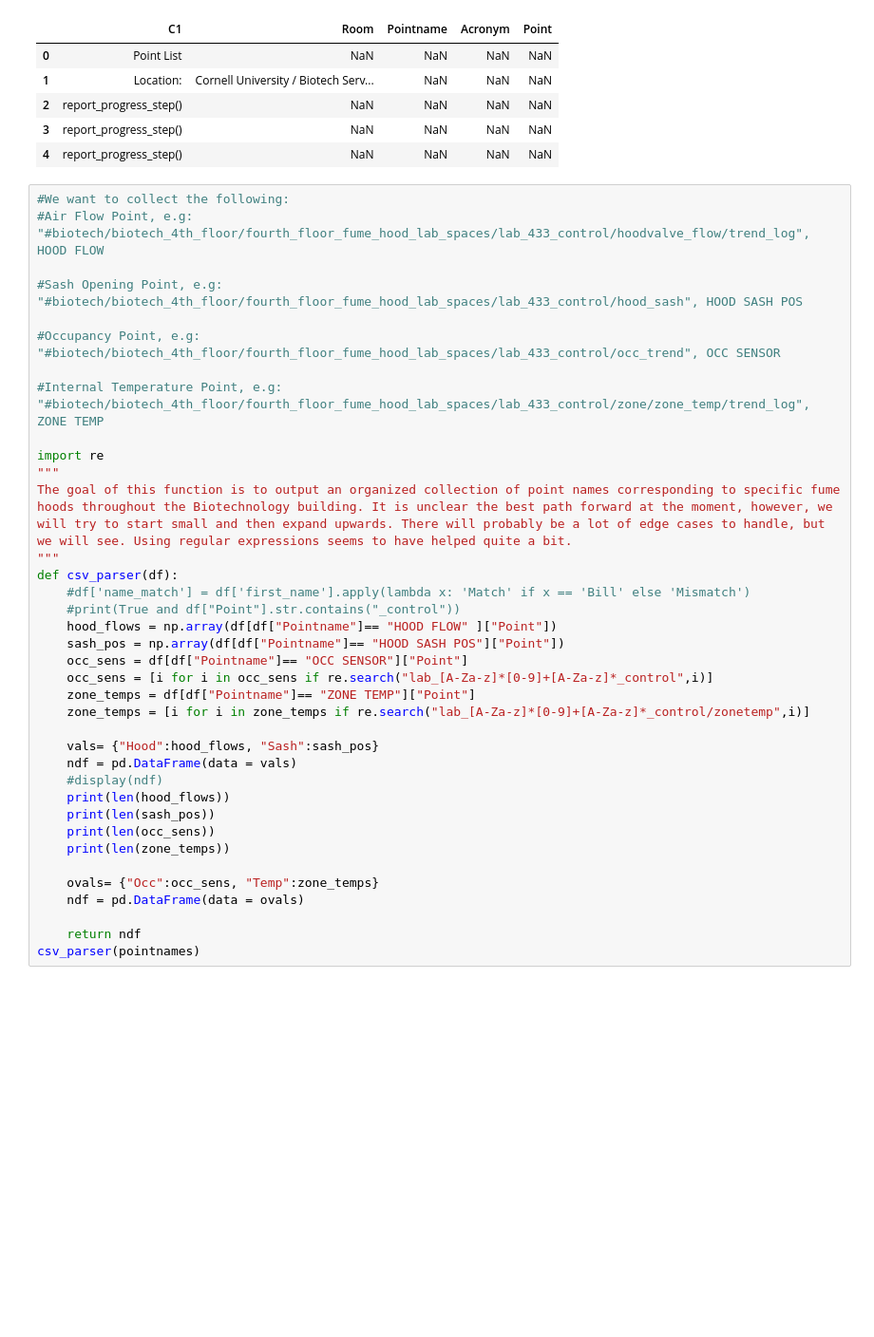
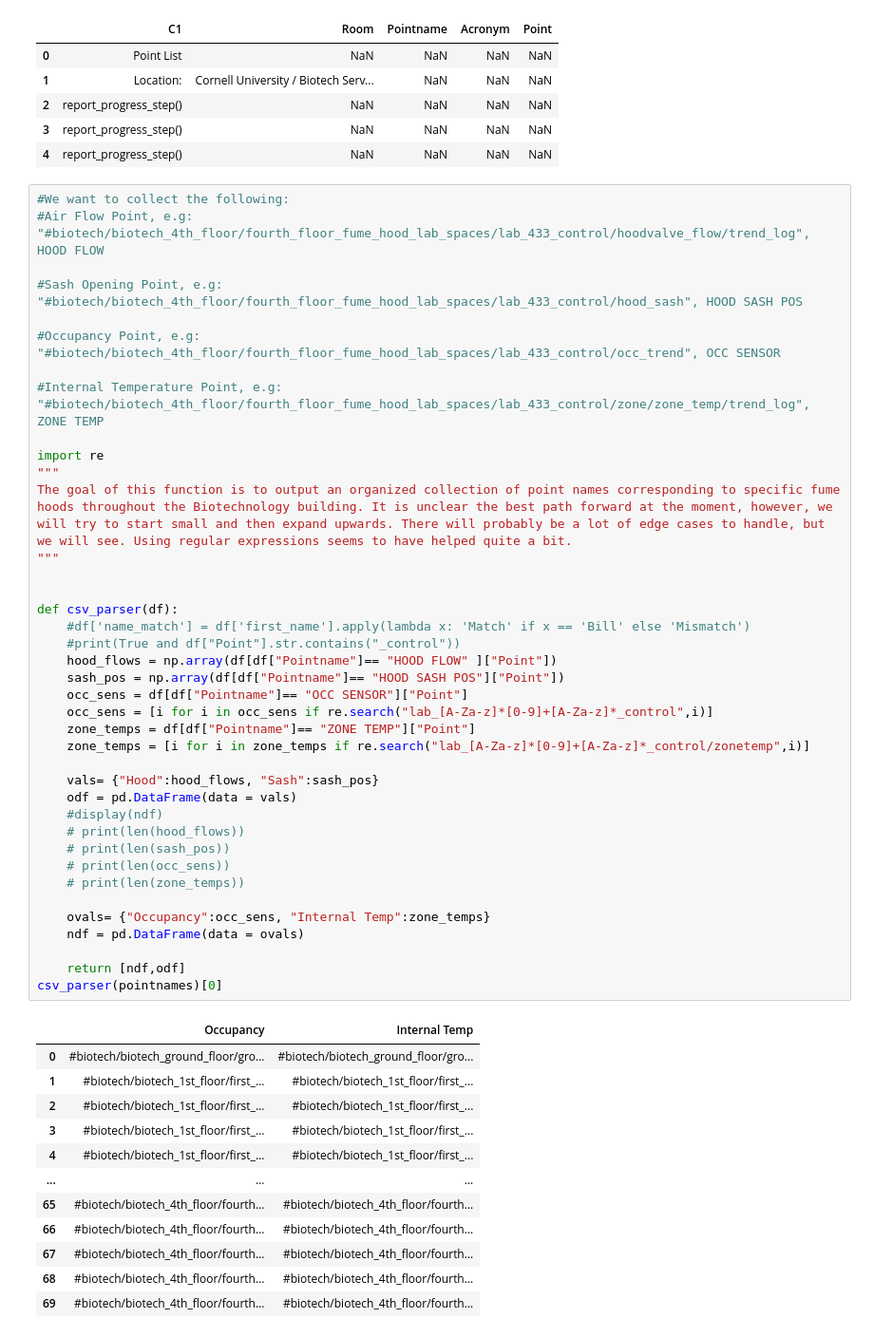
Before and after one commit to thereidfleish/fume-hood-dashboard, a Jupyter notebook: biotech_exploration.ipynb, the cells around one changed output. Shown at 95% size. Saved outputs shown, nothing was run; the diff lists cells and outputs as text; blank space fills up the shorter version.

```diff
--- a/biotech_exploration.ipynb
+++ b/biotech_exploration.ipynb
@@ -274,38 +275,52 @@ pointnames.head()
 # %%
 #We want to collect the following:
 #Air Flow Point, e.g: "#biotech/biotech_4th_floor/fourth_floor_fume_hood_lab_spaces/lab_433_control/hoodvalve_flow/trend_log", HOOD FLOW
 
 #Sash Opening Point, e.g: "#biotech/biotech_4th_floor/fourth_floor_fume_hood_lab_spaces/lab_433_control/hood_sash", HOOD SASH POS
 
 #Occupancy Point, e.g: "#biotech/biotech_4th_floor/fourth_floor_fume_hood_lab_spaces/lab_433_control/occ_trend", OCC SENSOR
 
 #Internal Temperature Point, e.g: "#biotech/biotech_4th_floor/fourth_floor_fume_hood_lab_spaces/lab_433_control/zone/zone_temp/trend_log", ZONE TEMP
 
 import re
 """
 The goal of this function is to output an organized collection of point names corresponding to specific fume hoods throughout the Biotechnology building. It is unclear the best path forward at the moment, however, we will try to start small and then expand upwards. There will probably be a lot of edge cases to handle, but we will see. Using regular expressions seems to have helped quite a bit.
 """
+
+
 def csv_parser(df):
     #df['name_match'] = df['first_name'].apply(lambda x: 'Match' if x == 'Bill' else 'Mismatch')
     #print(True and df["Point"].str.contains("_control"))
     hood_flows = np.array(df[df["Pointname"]== "HOOD FLOW" ]["Point"])
     sash_pos = np.array(df[df["Pointname"]== "HOOD SASH POS"]["Point"])
     occ_sens = df[df["Pointname"]== "OCC SENSOR"]["Point"]
     occ_sens = [i for i in occ_sens if re.search("lab_[A-Za-z]*[0-9]+[A-Za-z]*_control",i)]
     zone_temps = df[df["Pointname"]== "ZONE TEMP"]["Point"]
     zone_temps = [i for i in zone_temps if re.search("lab_[A-Za-z]*[0-9]+[A-Za-z]*_control/zonetemp",i)]
 
     vals= {"Hood":hood_flows, "Sash":sash_pos}
-    ndf = pd.DataFrame(data = vals)
+    odf = pd.DataFrame(data = vals)
     #display(ndf)
-    print(len(hood_flows))
-    print(len(sash_pos))
-    print(len(occ_sens))
-    print(len(zone_temps))
+    # print(len(hood_flows))
+    # print(len(sash_pos))
+    # print(len(occ_sens))
+    # print(len(zone_temps))
 
-    ovals= {"Occ":occ_sens, "Temp":zone_temps}
+    ovals= {"Occupancy":occ_sens, "Internal Temp":zone_temps}
     ndf = pd.DataFrame(data = ovals)
 
-    return ndf
-csv_parser(pointnames)
+    return [ndf,odf]
+csv_parser(pointnames)[0]
 # %% [output]
+|  | Occupancy | Internal Temp |
+| 0 | #biotech/biotech_ground_floor/gro... | #biotech/biotech_ground_floor/gro... |
+| 1 | #biotech/biotech_1st_floor/first_... | #biotech/biotech_1st_floor/first_... |
+| 2 | #biotech/biotech_1st_floor/first_... | #biotech/biotech_1st_floor/first_... |
+| 3 | #biotech/biotech_1st_floor/first_... | #biotech/biotech_1st_floor/first_... |
+| 4 | #biotech/biotech_1st_floor/first_... | #biotech/biotech_1st_floor/first_... |
+| ... | ... | ... |
+| 65 | #biotech/biotech_4th_floor/fourth... | #biotech/biotech_4th_floor/fourth... |
+| 66 | #biotech/biotech_4th_floor/fourth... | #biotech/biotech_4th_floor/fourth... |
+| 67 | #biotech/biotech_4th_floor/fourth... | #biotech/biotech_4th_floor/fourth... |
+| 68 | #biotech/biotech_4th_floor/fourth... | #biotech/biotech_4th_floor/fourth... |
+| 69 | #biotech/biotech_4th_floor/fourth... | #biotech/biotech_4th_floor/fourth... |
```
Also changed, not shown: parts of 7 cells of this notebook, 1 other file.
